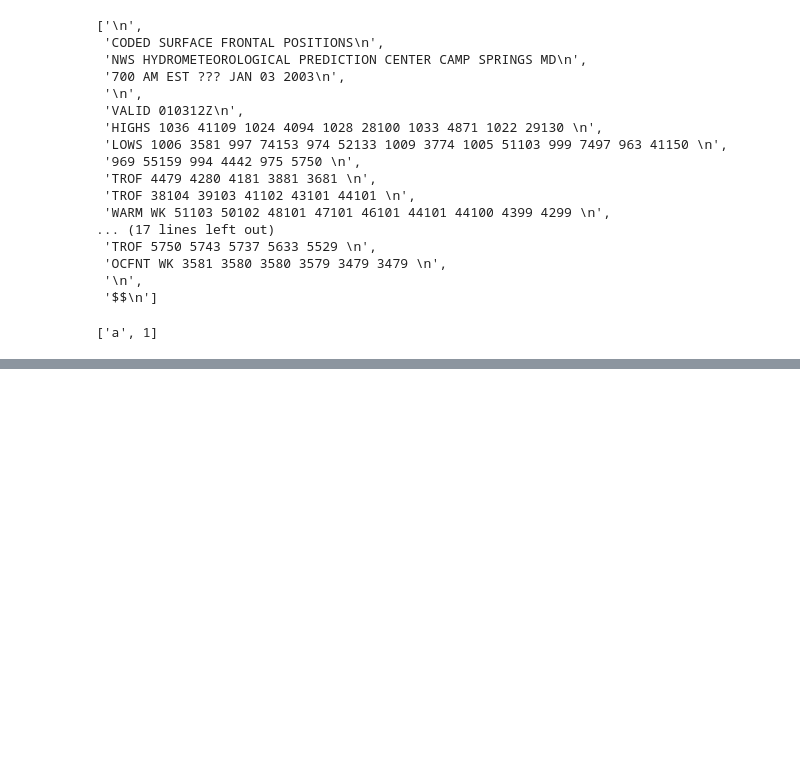
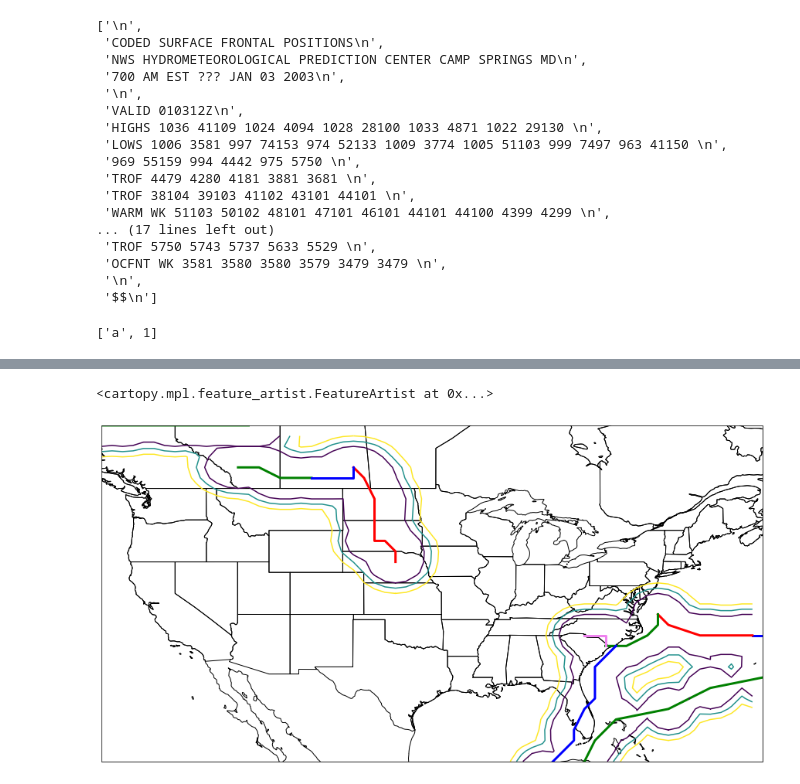
Before and after one commit to lswenson/PEX_feature_metrics, a Jupyter notebook: HowToRead-WPC_CODSUS.ipynb, the cells around one changed output, grey strips where cells are left out. Drawn from its saved outputs; the diff is of its cells as text; code cells hidden in the pictures; blank space fills up the shorter version.

```diff
--- a/HowToRead-WPC_CODSUS.ipynb
+++ b/HowToRead-WPC_CODSUS.ipynb
@@ -132,0 +133,9 @@ array([563817.51829507, 555974.63322279, 555974.63322279, 563817.51829507,
+# %%
+def GCD_Point2Front_AtTime(clon,clat,frts):
+    mindist = []
+    for frt in frts:
+        lons,lats,_ = ExtractPlotData(frt)
+        gcds = GCD_m2deg(great_circle_list(clon,clat,np.array(lons),np.array(lats)))
+        mindist.append(np.min(gcds))
+
+    return min(mindist)
@@ -132,0 +146,25 @@ array([563817.51829507, 555974.63322279, 555974.63322279, 563817.51829507,
+# %%
+llats = np.arange(23,55)
+llons = np.arange(-127,-64)
+dtf = np.zeros((len(llats),len(llons)))
+for y in range(len(llats)):
+    for x in range(len(llons)):
+        dtf[y,x] = GCD_Point2Front_AtTime(llons[x],llats[y],FRONT_coords)
+# %%
+proj = ccrs.PlateCarree()
+MyFigure = plt.figure(figsize = (16,8))
+ax = MyFigure.add_subplot(1,1,1,projection=proj)
+ax.set_extent([-127, -64, 23, 55], crs=proj)
+for frt in FRONT_coords:
+    [lons,lats,typ] = ExtractPlotData(frt)
+    ax.plot(lons,lats,color = typ,linewidth=3)
+ax.contour(llons,llats,dtf,levels=[2,2.5,3])
+# plt.colorbar(c,orientation='horizontal')
+ax.add_feature(cfeature.COASTLINE.with_scale('50m'))
+ax.add_feature(cfeature.STATES.with_scale('50m'))
+
+# WITHIN ABOUT THREE GCD FROM A FRONT IT MATTERS THAT WE'RE ONLY USING THE POINTS THAT DEFINE THE FRONT RATHER THAN THE ENTIRE LINE
+# OUTSIDE OF THREE GCD IT DOESN'T SEEM TO MATTER
+# %% [output]
+<cartopy.mpl.feature_artist.FeatureArtist at 0x...>
+[figure, added]
```
Also changed, not shown: parts of 8 cells of this notebook.
